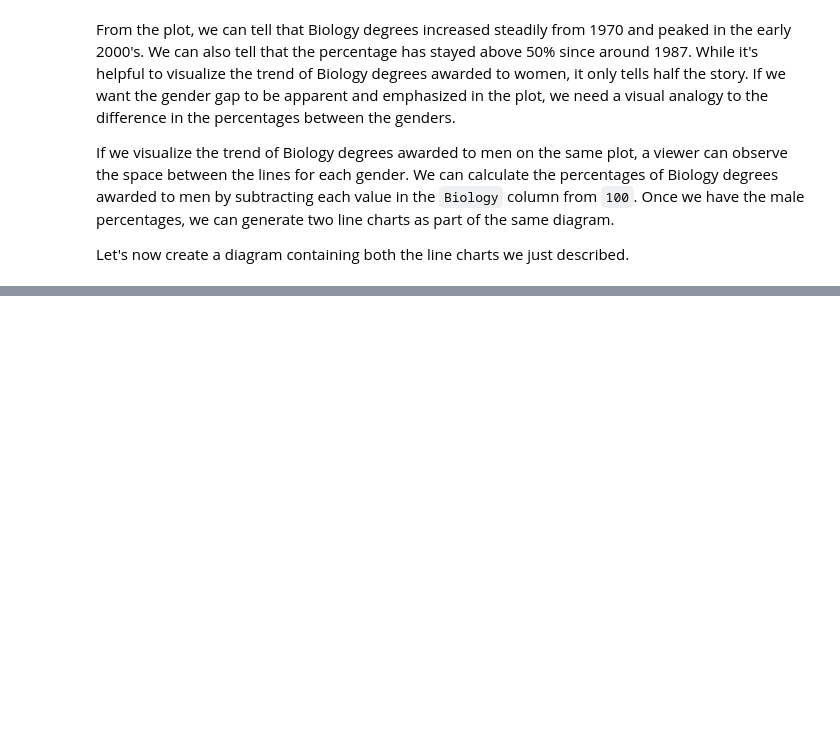
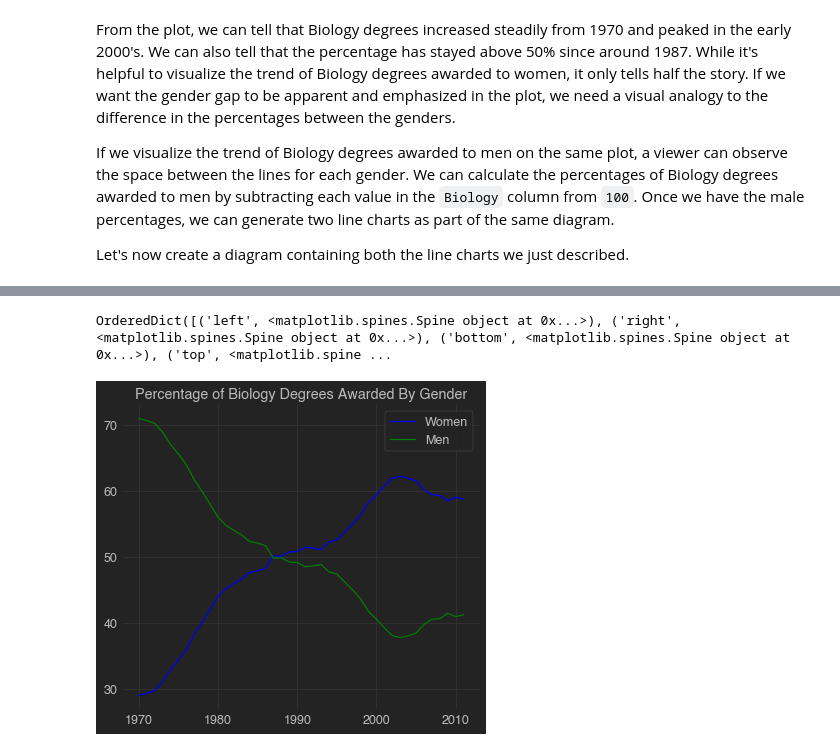
Before and after one commit to jakehopking/jupyter-notebooks, a Jupyter notebook: women-degrees-usa/ percentage-bachelor-degrees-for-women-usa.ipynb, the cells around one changed output, grey strips where cells are left out. Drawn from its saved outputs; the diff is of its cells as text; code cells hidden in the pictures; blank space fills up the shorter version.

```diff
--- a/women-degrees-usa/ percentage-bachelor-degrees-for-women-usa.ipynb
+++ b/women-degrees-usa/ percentage-bachelor-degrees-for-women-usa.ipynb
@@ -63,0 +92,19 @@ AttributeError: 'Line2D' object has no property 'size'
+# %%
+print(ax.spines)
+# %% [output]
+OrderedDict([('left', <matplotlib.spines.Spine object at 0x...>), ('right', <matplotlib.spines.Spine object at 0x...>), ('bottom', <matplotlib.spines.Spine object at 0x...>), ('top', <matplotlib.spine ...
+# %%
+fig, ax = plt.subplots()
+ax.plot(women_degrees['Year'], women_degrees['Biology'], c='blue', label='Women')
+ax.plot(women_degrees['Year'], 100-women_degrees['Biology'], c='green', label='Men')
+
+for key, spine in ax.spines.items():
+    spine.set_visible(False)
+
+ax.tick_params(bottom="off", top="off", left="off", right="off")
+ax.set_title('Percentage of Biology Degrees Awarded By Gender')
+ax.legend(loc="upper right")
+
+plt.show()
+# %% [output]
+[figure, added]
```
Also changed, not shown: parts of 6 cells of this notebook.
